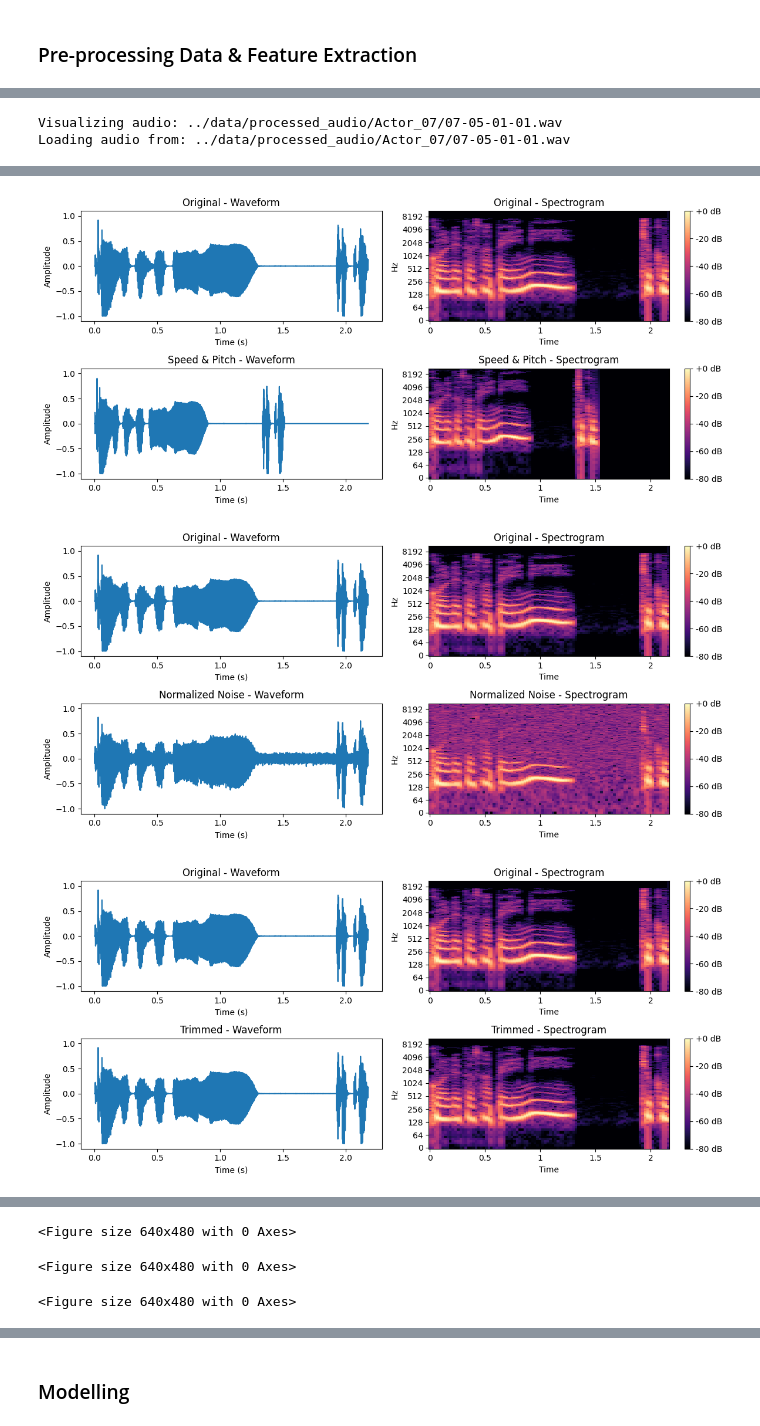
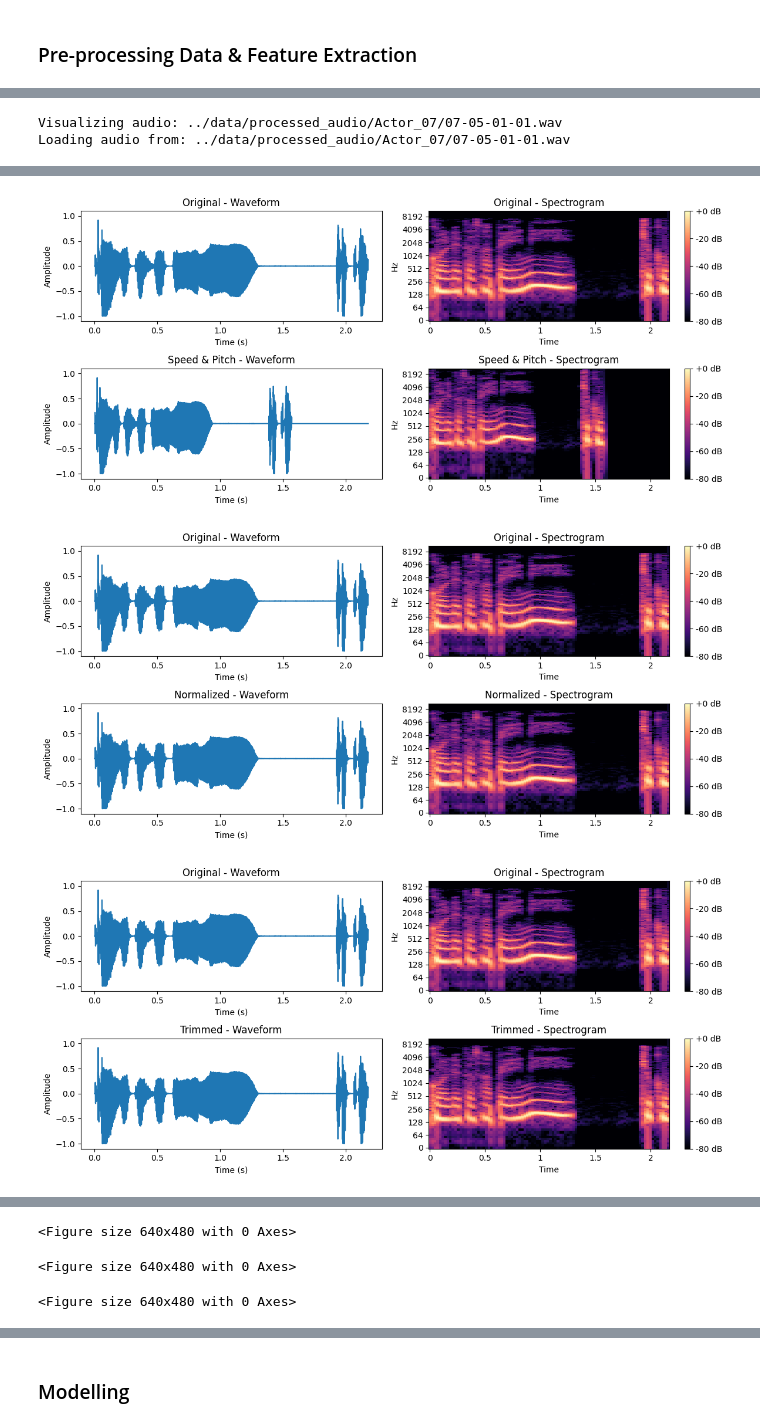
Before and after one commit to Reiaslite/speech-emotion-recognition, a Jupyter notebook: notebooks/main.ipynb, the cells around one changed output, grey strips where cells are left out. Drawn from its saved outputs; the diff is of its cells as text; code cells hidden in the pictures.

```diff
--- a/notebooks/main.ipynb
+++ b/notebooks/main.ipynb
@@ -347,9 +498,4 @@ def pad_or_truncate(data, target_length):
 # %%
-import matplotlib.pyplot as plt
-import librosa
-import librosa.display
-import numpy as np
-
 def visualize_audio_augmentations(audio_path, target_samples=48000):
     """
     Visualize original audio alongside each augmentation technique
@@ -380,7 +526,7 @@ def visualize_audio_augmentations(audio_path, target_samples=48000):
         ('Resampled', lambda x: resample_audio(x, sample_rate)),
         ('Pitch Shifted', lambda x: pitch_shift(x, sample_rate)),
         ('Speed & Pitch', lambda x: speedNpitch(x)),
-        ('Normalized Noise', lambda x: normalize_audio(noise(x))),
+        ('Normalized', lambda x: normalize_audio(x)),
         ('Trimmed', lambda x: trim_audio(x)),
         ('Padded/Truncated', lambda x: pad_or_truncate(x, int(target_samples*0.8)))
     ]
@@ -455,4 +601,4 @@ Loading audio from: ../data/processed_audio/Actor_07/07-05-01-01.wav
-[figure, old version]
+[figure, new version]
-[figure, old version]
+[figure, new version]
 [figure]
 [figure]
```
Also changed, not shown: parts of 14 cells of this notebook, 1 other file.
